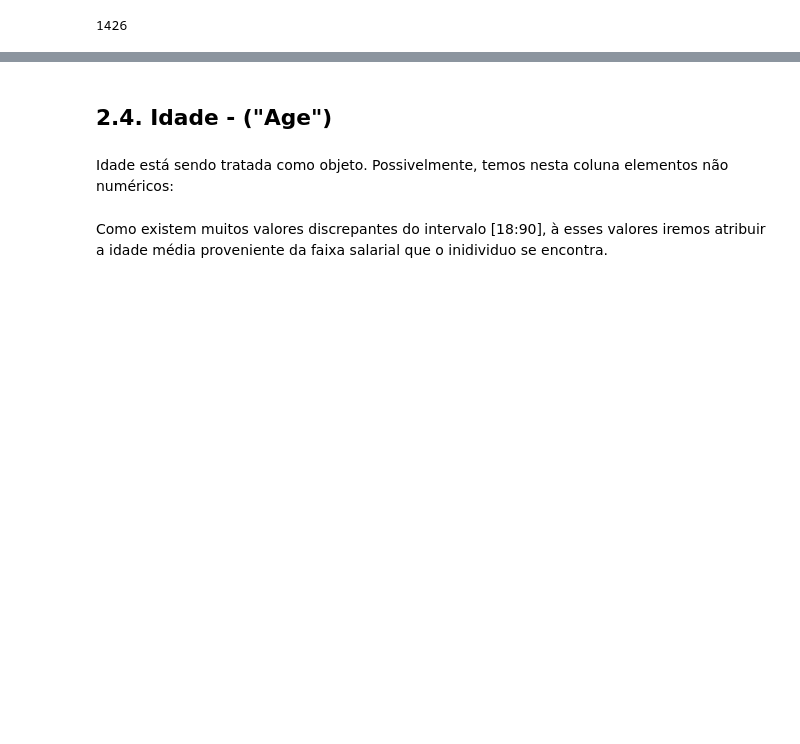
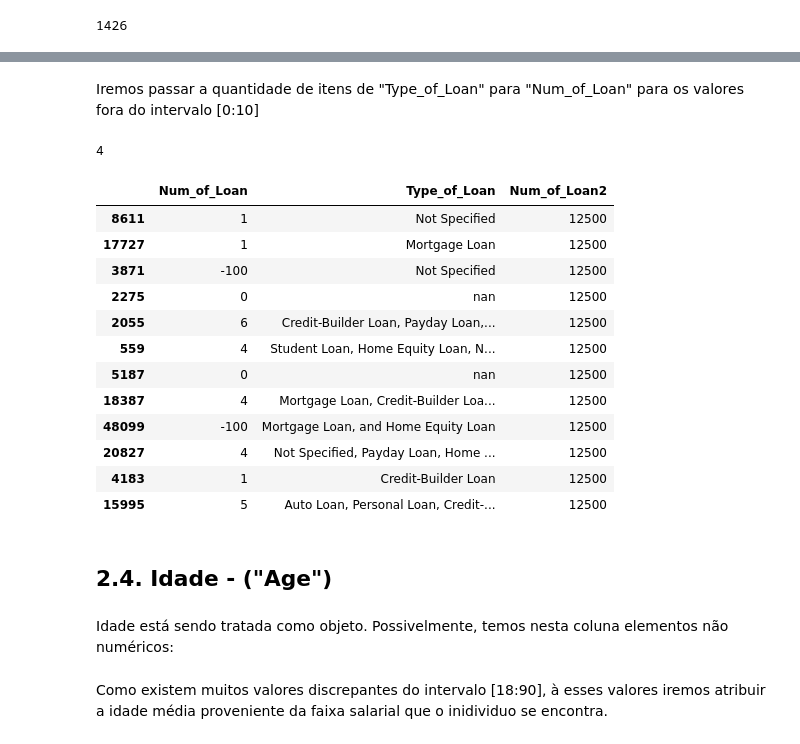
Before and after one commit to julianacamara98/intro_python_2023_ProjetoFinal, a Jupyter notebook: EDA.ipynb, the cells around one changed output, grey strips where cells are left out. Cells and saved outputs as stored; diff of their text form; code cells hidden in the pictures; blank space fills up the shorter version.

```diff
--- a/EDA.ipynb
+++ b/EDA.ipynb
@@ -234,3 +243,7 @@ dados['Monthly_Inhand_Salary'].isnull().sum()
 dados['Type_of_Loan'].isnull().sum()
 # %% [output]
 1426
+# %%
+dados2 = dados.copy()
+colunas = pd.DataFrame(dados2[['Num_of_Loan','Type_of_Loan']])
+colunas.sample(frac=0.001,random_state=54)
@@ -236,0 +313,2 @@ dados['Type_of_Loan'].isnull().sum()
+# %% [markdown]
+Iremos passar a quantidade de itens de "Type_of_Loan" para "Num_of_Loan" para os valores fora do intervalo [0:10]
@@ -236,0 +317,24 @@ dados['Type_of_Loan'].isnull().sum()
+# %%
+lista2 = lista.split(',')
+len(lista2)
+# %% [output]
+4
+# %%
+colunas['Type_of_Loan'] = colunas['Type_of_Loan'].astype(str)
+# %%
+colunas['Num_of_Loan2'] = len(colunas['Type_of_Loan'].str.split(','))
+colunas.sample(frac=0.001,random_state=54)
+# %% [output]
+|  | Num_of_Loan | Type_of_Loan | Num_of_Loan2 |
+| 8611 | 1 | Not Specified | 12500 |
+| 17727 | 1 | Mortgage Loan | 12500 |
+| 3871 | -100 | Not Specified | 12500 |
+| 2275 | 0 | nan | 12500 |
+| 2055 | 6 | Credit-Builder Loan, Payday Loan,... | 12500 |
+| 559 | 4 | Student Loan, Home Equity Loan, N... | 12500 |
+| 5187 | 0 | nan | 12500 |
+| 18387 | 4 | Mortgage Loan, Credit-Builder Loa... | 12500 |
+| 48099 | -100 | Mortgage Loan, and Home Equity Loan | 12500 |
+| 20827 | 4 | Not Specified, Payday Loan, Home ... | 12500 |
+| 4183 | 1 | Credit-Builder Loan | 12500 |
+| 15995 | 5 | Auto Loan, Personal Loan, Credit-... | 12500 |
```
Also changed, not shown: parts of 15 cells of this notebook.
